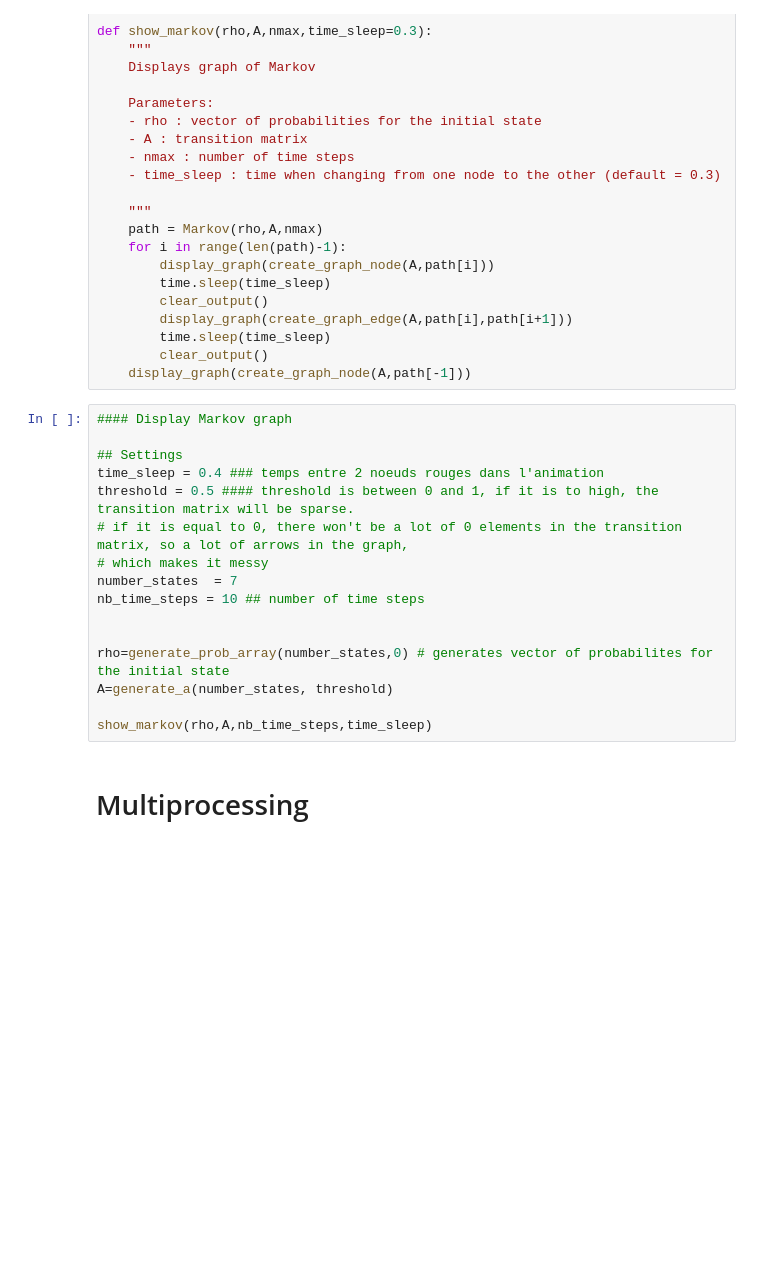
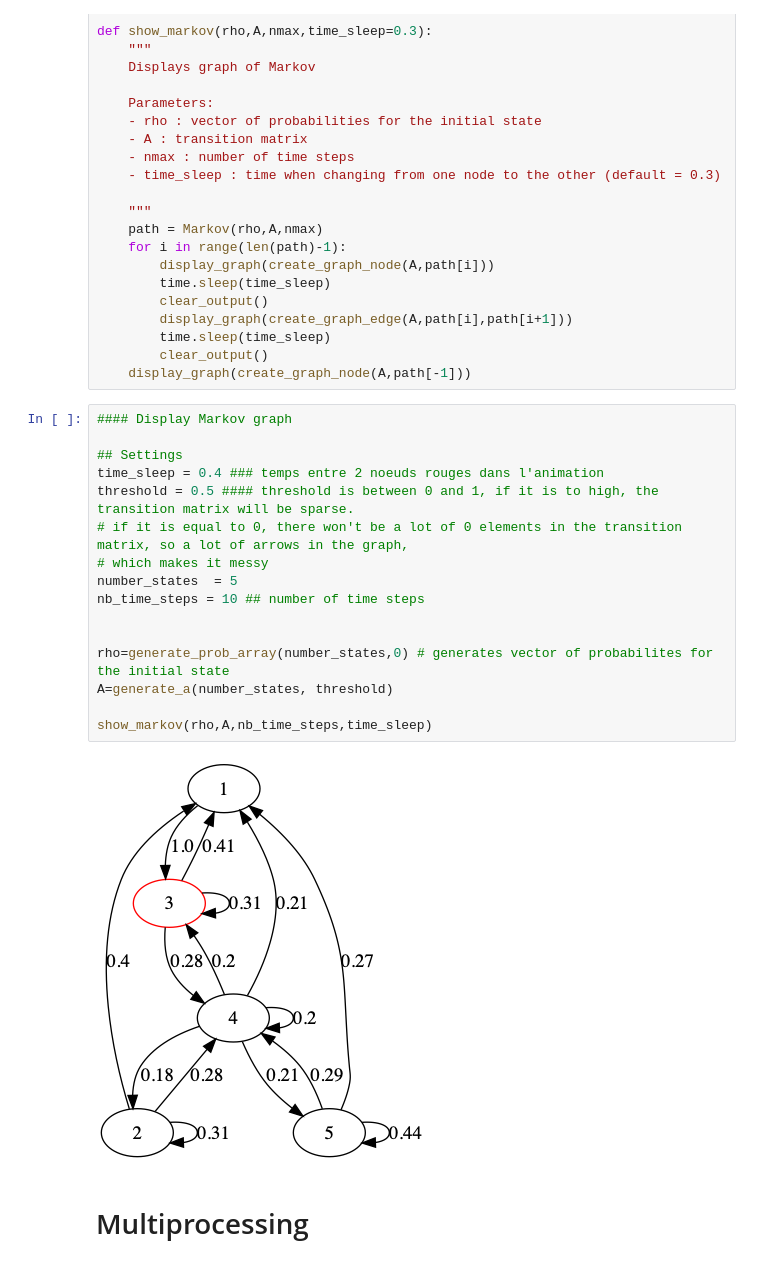
Before and after one commit to cindytrinh/Pyt_tps, a Jupyter notebook: TP5_DUROUCHOUX_TRINH/TP5/TP5_DUROUCHOUX_TRINH.ipynb, the cells around one changed output. Saved outputs shown, nothing was run; the diff lists cells and outputs as text; blank space fills up the shorter version.

```diff
--- a/TP5_DUROUCHOUX_TRINH/TP5/TP5_DUROUCHOUX_TRINH.ipynb
+++ b/TP5_DUROUCHOUX_TRINH/TP5/TP5_DUROUCHOUX_TRINH.ipynb
@@ -430,19 +430,21 @@ def show_markov(rho,A,nmax,time_sleep=0.3):
 # %%
 #### Display Markov graph
 
 ## Settings
 time_sleep = 0.4 ### temps entre 2 noeuds rouges dans l'animation
 threshold = 0.5 #### threshold is between 0 and 1, if it is to high, the transition matrix will be sparse.
 # if it is equal to 0, there won't be a lot of 0 elements in the transition matrix, so a lot of arrows in the graph,
 # which makes it messy
-number_states  = 7
+number_states  = 5
 nb_time_steps = 10 ## number of time steps
 
 
 rho=generate_prob_array(number_states,0) # generates vector of probabilites for the initial state
 A=generate_a(number_states, threshold)
 
 show_markov(rho,A,nb_time_steps,time_sleep)
+# %% [output]
+[figure, added]
 # %% [markdown]
 # Multiprocessing
 # %%
```
